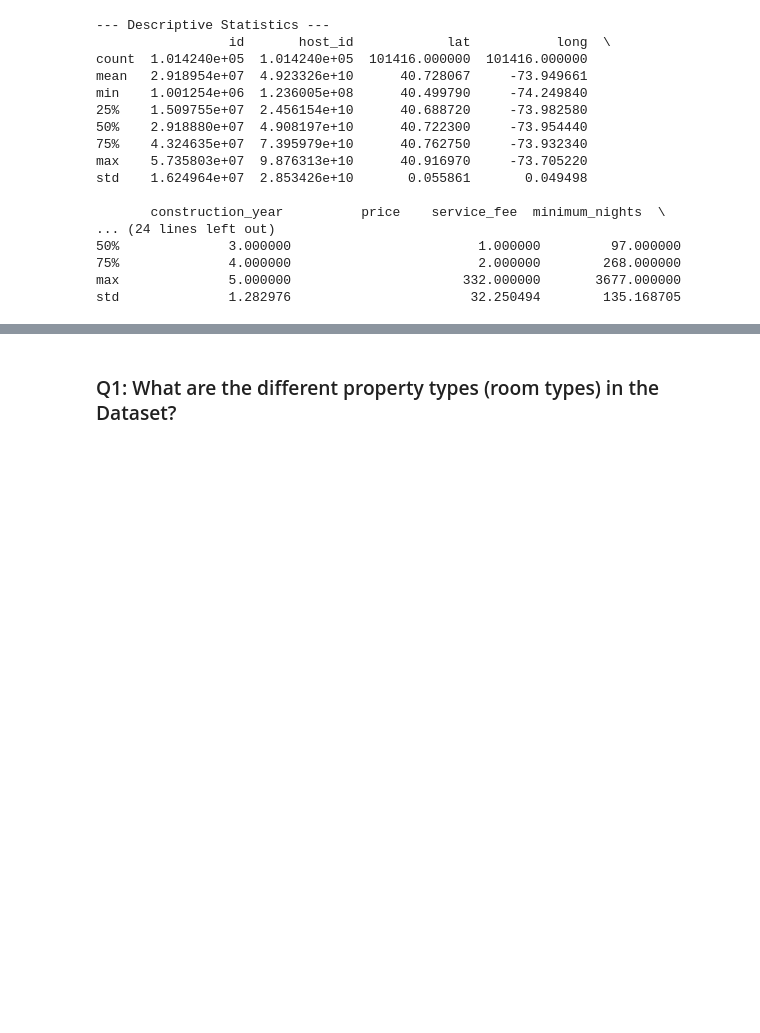
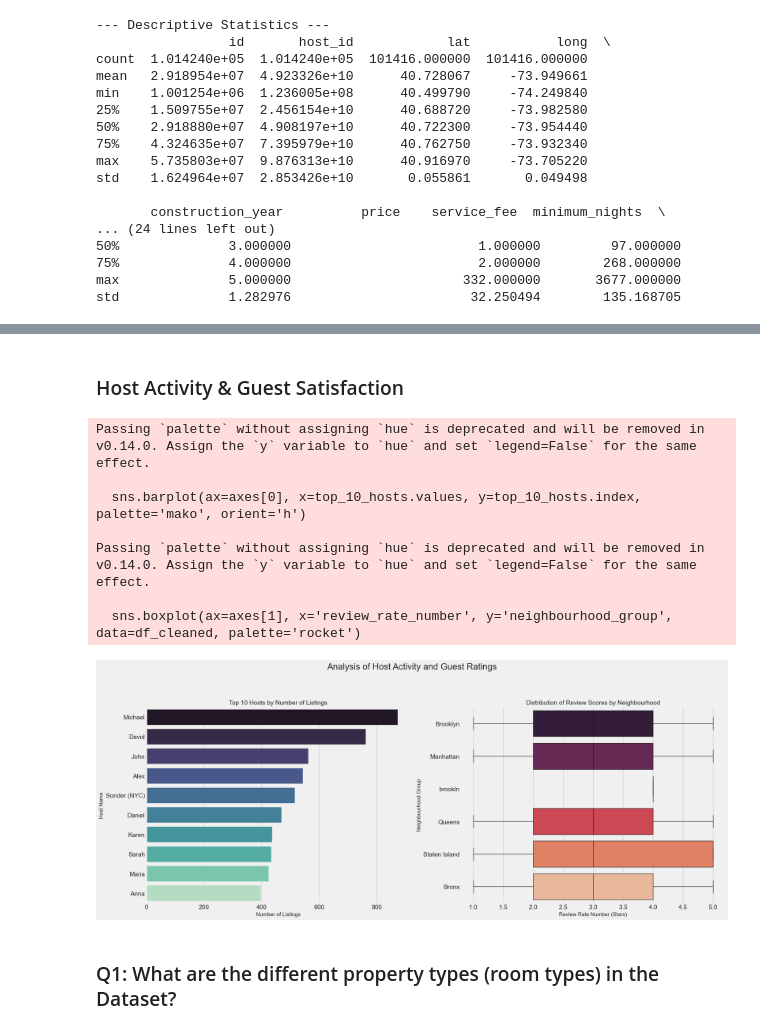
Before and after one commit to Vaibhav-153/VOIS_AICTE_Sep2025_VaibhavAdmane, a Jupyter notebook: Vaibhav_Admane_Source_Code.ipynb, the cells around one changed output, grey strips where cells are left out. Cells and saved outputs as stored; diff of their text form; code cells hidden in the pictures; blank space fills up the shorter version.

```diff
--- a/Vaibhav_Admane_Source_Code.ipynb
+++ b/Vaibhav_Admane_Source_Code.ipynb
@@ -262,3 +352,40 @@ std              1.282976                       32.250494        135.168705
+# %% [markdown]
+###  Host Activity & Guest Satisfaction
+# %%
+# --- Data Preparation ---
+# Find the top 10 hosts by the number of listings they have
+top_10_hosts = df_cleaned['host_name'].value_counts().nlargest(10)
+
+
+# --- Visualization ---
+# Create a figure with two subplots side by side
+fig, axes = plt.subplots(1, 2, figsize=(20, 8))
+fig.suptitle('Analysis of Host Activity and Guest Ratings', fontsize=20, y=1.02)
+
+# Left Plot: Horizontal Bar Chart of Top 10 Hosts
+sns.barplot(ax=axes[0], x=top_10_hosts.values, y=top_10_hosts.index, palette='mako', orient='h')
+axes[0].set_title('Top 10 Hosts by Number of Listings', fontsize=14)
+axes[0].set_xlabel('Number of Listings', fontsize=12)
+axes[0].set_ylabel('Host Name', fontsize=12)
+
+# Right Plot: Box Plot of Review Scores by Neighbourhood Group
+sns.boxplot(ax=axes[1], x='review_rate_number', y='neighbourhood_group', data=df_cleaned, palette='rocket')
+axes[1].set_title('Distribution of Review Scores by Neighbourhood', fontsize=14)
+axes[1].set_xlabel('Review Rate Number (Stars)', fontsize=12)
+axes[1].set_ylabel('Neighbourhood Group', fontsize=12)
+
+# Adjust layout and display the plot
+plt.tight_layout(rect=[0, 0, 1, 0.96])
+plt.show()
+# %% [output]
+Passing `palette` without assigning `hue` is deprecated and will be removed in v0.14.0. Assign the `y` variable to `hue` and set `legend=False` for the same effect.
+
+  sns.barplot(ax=axes[0], x=top_10_hosts.values, y=top_10_hosts.index, palette='mako', orient='h')
+
+Passing `palette` without assigning `hue` is deprecated and will be removed in v0.14.0. Assign the `y` variable to `hue` and set `legend=False` for the same effect.
+
+  sns.boxplot(ax=axes[1], x='review_rate_number', y='neighbourhood_group', data=df_cleaned, palette='rocket')
+[figure, added]
 # %% [markdown]
  ### Q1: What are the different property types (room types) in the Dataset?
 # %%
```
Also changed, not shown: parts of 9 cells of this notebook.
